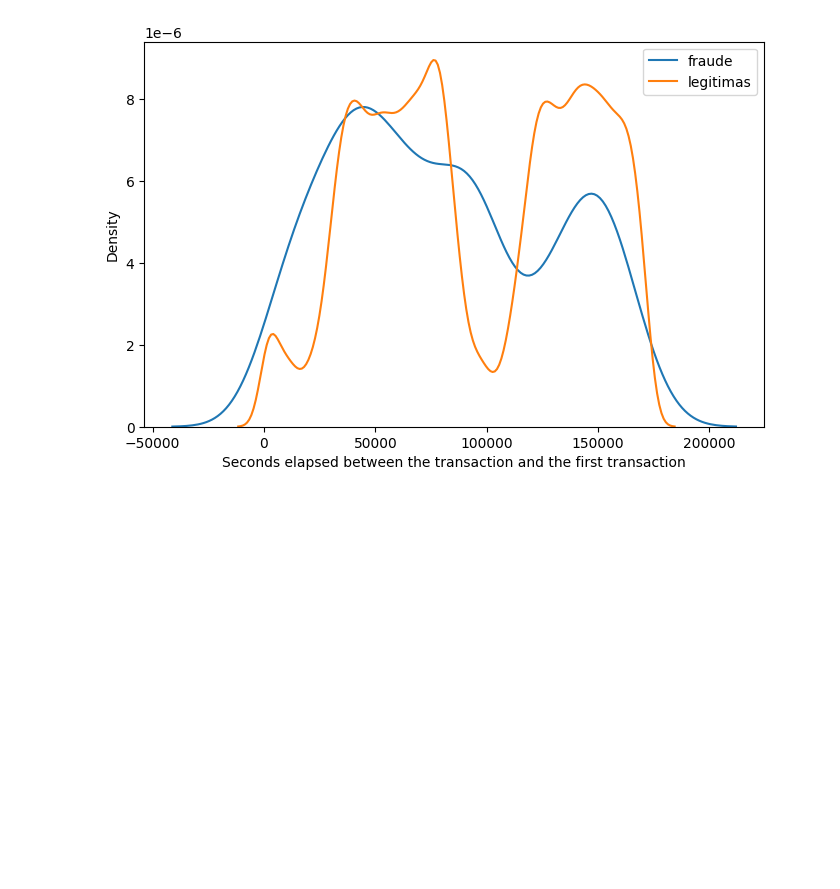
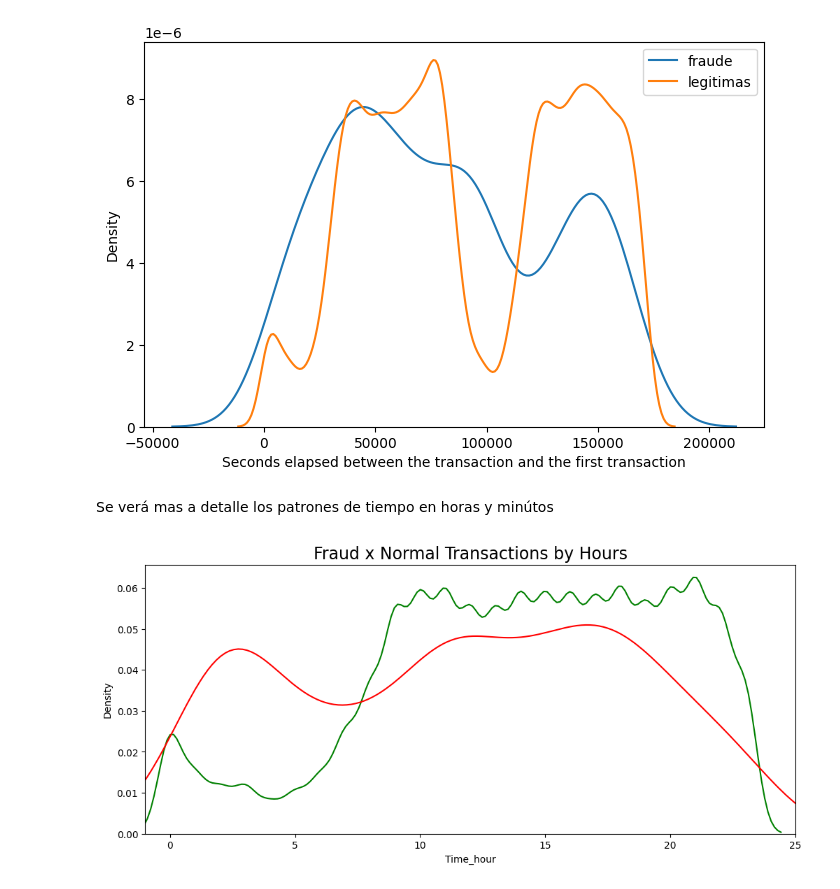
Before and after one commit to MathUPTC/Credit-Card-Fraud-Detection, a Jupyter notebook: notebooks/eda.ipynb, the cells around one changed output. Saved outputs shown, nothing was run; the diff lists cells and outputs as text; code cells hidden in the pictures; blank space fills up the shorter version.

```diff
--- a/notebooks/eda.ipynb
+++ b/notebooks/eda.ipynb
@@ -186,3 +186,20 @@ plt.legend()
 plt.show()
 # %% [output]
 [figure]
+# %% [markdown]
+Se verá mas a detalle los patrones de tiempo en horas y minútos
+# %%
+timedelta = pd.to_timedelta(df['Time'], unit='s')
+df['Time_min'] = (timedelta.dt.components.minutes).astype(int)
+df['Time_hour'] = (timedelta.dt.components.hours).astype(int)
+# %%
+plt.figure(figsize=(12,5))
+sns.kdeplot(df[df['Class'] == 0]["Time_hour"],
+             color='g')
+sns.kdeplot(df[df['Class'] == 1]["Time_hour"],
+             color='r')
+plt.title('Fraud x Normal Transactions by Hours', fontsize=17)
+plt.xlim([-1,25])
+plt.show()
+# %% [output]
+[figure, added]
```
Also changed, not shown: parts of 2 cells of this notebook, 1 other file.
